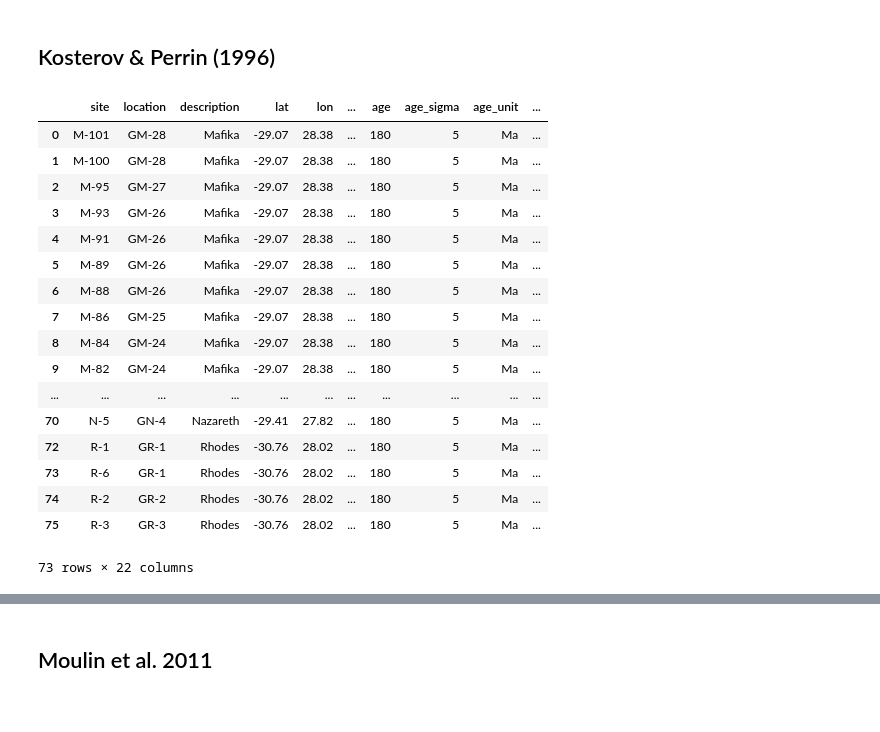
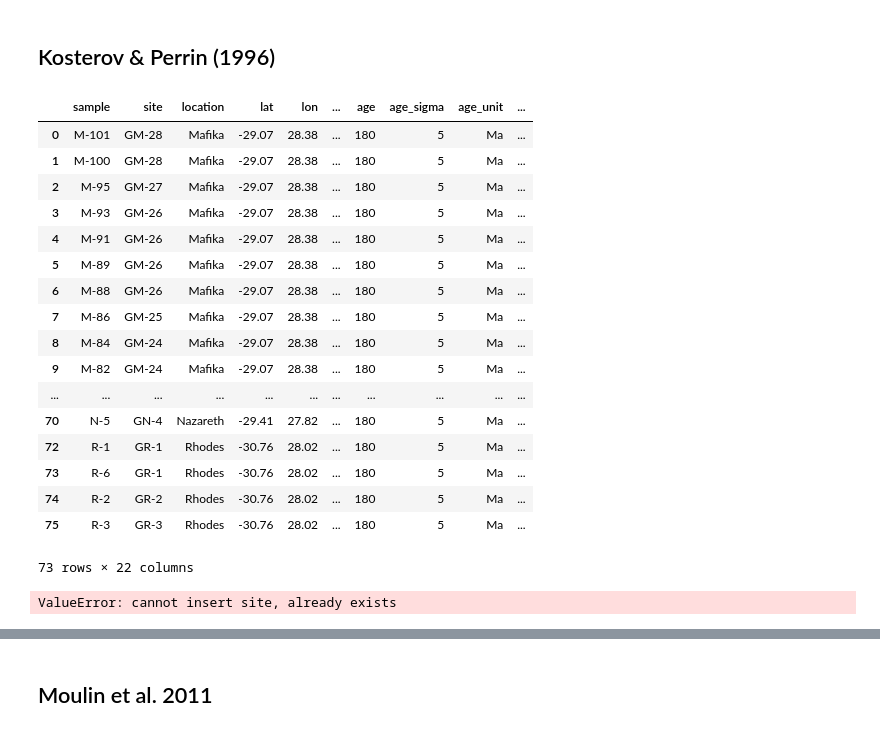
Before and after one commit to paselkin/published-data-to-magic, a Jupyter notebook: 2024-08-16_Published_Data_to_MagIC.ipynb, the cells around one changed output, grey strips where cells are left out. Saved outputs shown, nothing was run; the diff lists cells and outputs as text; code cells hidden in the pictures.

```diff
--- a/2024-08-16_Published_Data_to_MagIC.ipynb
+++ b/2024-08-16_Published_Data_to_MagIC.ipynb
@@ -210,36 +322,36 @@ pmag.magic_write(magic_folder/'letts2009_sites.txt', sites_dicts, 'sites')
 kosterov1996_data = pd.read_excel(data_folder/'KarooData.xlsx',sheet_name='Kosterov 1996',skiprows=4).dropna(how='all')
 #display(kosterov1996_data)
 # %%
-# Compile sites dataframe
-sites_df=pd.DataFrame([])
-sites_df['site']=kosterov1996_data['ID'].astype('string')
-sites_df['location']=kosterov1996_data['GroupID'].astype('string')
-sites_df['location']=sites_df['location'].fillna('N/A')
-sites_df['description']=kosterov1996_data['Location']
-sites_df['lat']=kosterov1996_data['Lat']
-sites_df['lon']=kosterov1996_data['Long']
-sites_df['dir_n_total_samples']=kosterov1996_data['N']
-sites_df['dir_n_samples']=kosterov1996_data['n']
-sites_df['dir_dec']=kosterov1996_data['Dec']
-sites_df['dir_inc']=kosterov1996_data['Inc']
-sites_df['dir_alpha95']=kosterov1996_data['a95']
-sites_df['dir_k']=kosterov1996_data['k']
-sites_df['lithologies']= 'Basalt'
-sites_df['geologic_classes']='Igneous:Extrusive'
-sites_df['result_type']= "i"
-sites_df['method_codes']= "DE-BFL:DE-K:LP-DIR-AF:LP-DIR-T"
-sites_df['citations']= "10.1016/0012-821X(96)00005-2"
-sites_df['geologic_types']="Lava Flow"
-sites_df['age']= 180
-sites_df['age_sigma']= 5
-sites_df['age_unit']= "Ma"
-sites_df['dir_tilt_correction']=0
-sites_df['result_quality']= 'g'
-sites_df.loc[sites_df['location'].isna(),'result_quality']='b'
+# Compile samples dataframe
+samples_df=pd.DataFrame([])
+samples_df['sample']=kosterov1996_data['ID'].astype('string')
+samples_df['site']=kosterov1996_data['GroupID'].astype('string')
+samples_df['site']=samples_df['site'].fillna('N/A')
+samples_df['location']=kosterov1996_data['Location']
+samples_df['lat']=kosterov1996_data['Lat']
+samples_df['lon']=kosterov1996_data['Long']
+samples_df['dir_n_total_specimens']=kosterov1996_data['N']
+samples_df['dir_n_specimens']=kosterov1996_data['n']
+samples_df['dir_dec']=kosterov1996_data['Dec']
+samples_df['dir_inc']=kosterov1996_data['Inc']
+samples_df['dir_alpha95']=kosterov1996_data['a95']
+samples_df['dir_k']=kosterov1996_data['k']
+samples_df['lithologies']= 'Basalt'
+samples_df['geologic_classes']='Igneous:Extrusive'
+samples_df['result_type']= "i"
+samples_df['method_codes']= "DE-BFL:DE-K:LP-DIR-AF:LP-DIR-T"
+samples_df['citations']= "10.1016/0012-821X(96)00005-2"
+samples_df['geologic_types']="Lava Flow"
+samples_df['age']= 180
+samples_df['age_sigma']= 5
+samples_df['age_unit']= "Ma"
+samples_df['dir_tilt_correction']=0
+samples_df['result_quality']= 'g'
+samples_df.loc[samples_df['location'].isna(),'result_quality']='b'
 with pd.option_context('display.max_rows', 1000, 'display.max_columns', 10):
-    display(sites_df)
+    display(samples_df)
 # %% [output]
-|  | site | location | description | lat | lon | ... | age | age_sigma | age_unit | ... |
+|  | sample | site | location | lat | lon | ... | age | age_sigma | age_unit | ... |
 | 0 | M-101 | GM-28 | Mafika | -29.07 | 28.38 | ... | 180 | 5 | Ma | ... |
 | 1 | M-100 | GM-28 | Mafika | -29.07 | 28.38 | ... | 180 | 5 | Ma | ... |
 | 2 | M-95 | GM-27 | Mafika | -29.07 | 28.38 | ... | 180 | 5 | Ma | ... |
@@ -264 +376,23 @@ sites_df = pd.concat([sites_df,vgps_df],axis=1)
+# %%
+sample_map={'dir_n_specimens':'dir_n'}
+# Compile sites dataframe
+sites_df=pd.DataFrame([])
+samples_group=samples_df.groupby('site')
+sites_df['site']=samples_group.groups.keys()
+sites_df['samples']=samples_group['sample'].unique().apply(':'.join).reset_index(drop=True)#.drop('site',axis=1)
+sites_df['site_type']='Outcrop'
+sites_df['geologic_classes']=samples_group['geologic_classes'].unique().apply(':'.join).reset_index(drop=True)#.drop('site',axis=1)
+sites_df['lithologies']='Basalt'
+sites_df['location']=samples_group.first()['location'].reset_index(drop=True)
+sites_df['lat_s']=samples_df['lat'].min()
+sites_df['lat_n']=samples_df['lat'].max()
+sites_df['lon_e']=samples_df['lon'].max()
+sites_df['lon_w']=samples_df['lon'].min()
+sites_df['age']=180
+sites_df['age_sigma']=5
+sites_df['age_unit']="Ma"
+sites_df=pd.concat([sites_df,samples_group.apply(lambda x: dir_df_boot_ci(x,column_map=sample_map)).reset_index()],axis=1)
+sites_df=sites_df.rename({'dir_n_samples':'dir_n_sites'})
+# %% [output]
+ValueError: cannot insert site, already exists
 # %%
```
Also changed, not shown: parts of 16 cells of this notebook.
